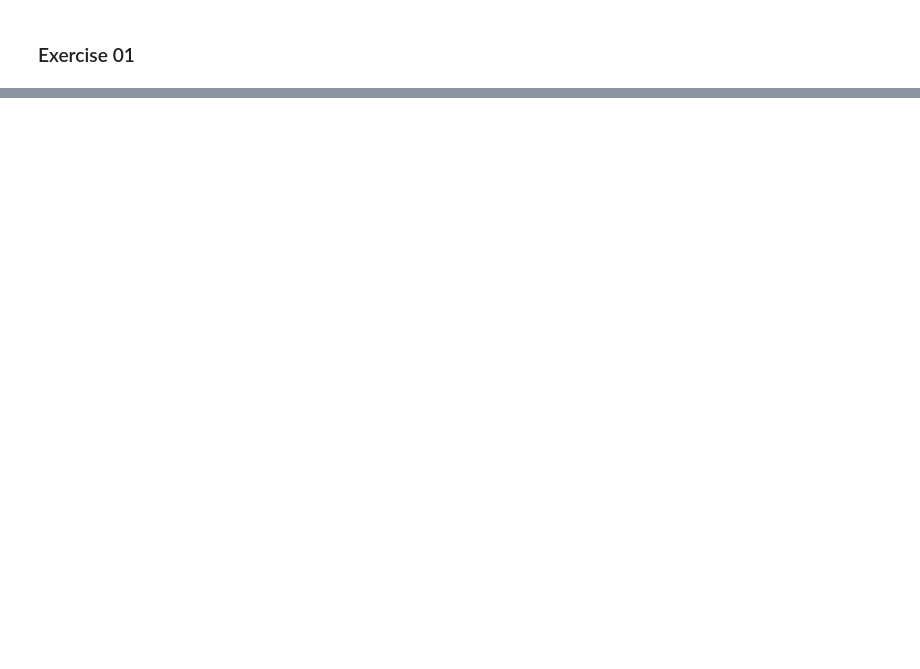
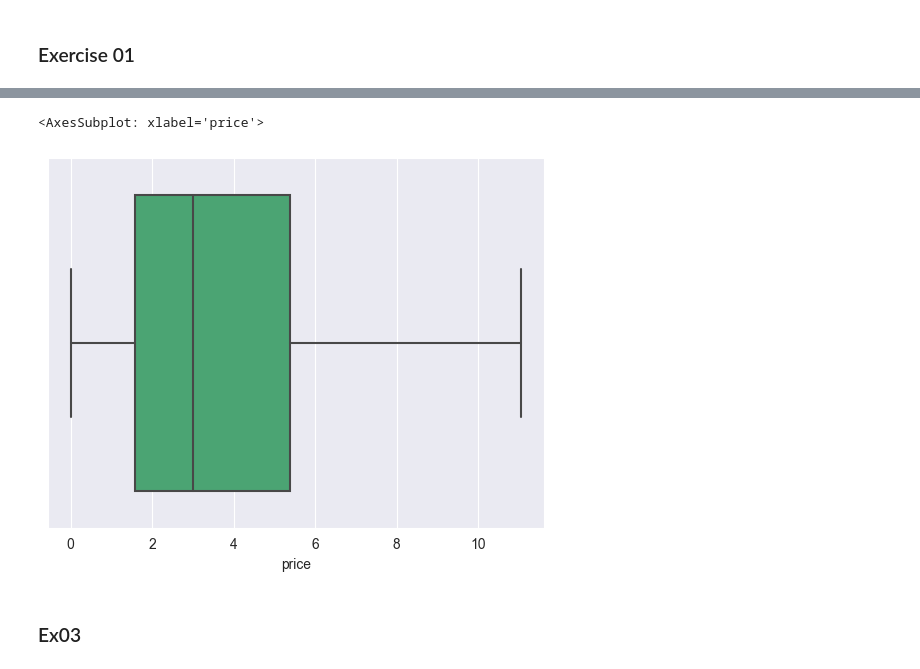
Before and after one commit to ayoubabounakif/data-science-modules, a Jupyter notebook: notebook_m02.ipynb, the cells around one changed output, grey strips where cells are left out. Drawn from its saved outputs; the diff is of its cells as text; code cells hidden in the pictures; blank space fills up the shorter version.

```diff
--- a/notebook_m02.ipynb
+++ b/notebook_m02.ipynb
@@ -97,0 +104,6 @@ plt.show()
+# %%
+copy_df = filtered_data.copy()
+copy_df['price'] = copy_df['price'].astype(float)
+
+print(copy_df['price'].describe())
+sns.boxplot(data=copy_df, x='price')
@@ -97,0 +122,5 @@ plt.show()
+# %%
+sns.boxplot(data=copy_df, x='price', showfliers=False, color='mediumseagreen')
+# %% [output]
+<AxesSubplot: xlabel='price'>
+[figure, added]
@@ -97,0 +134,2 @@ plt.show()
+# %% [markdown]
+### Ex03
```
Also changed, not shown: parts of 13 cells of this notebook.
